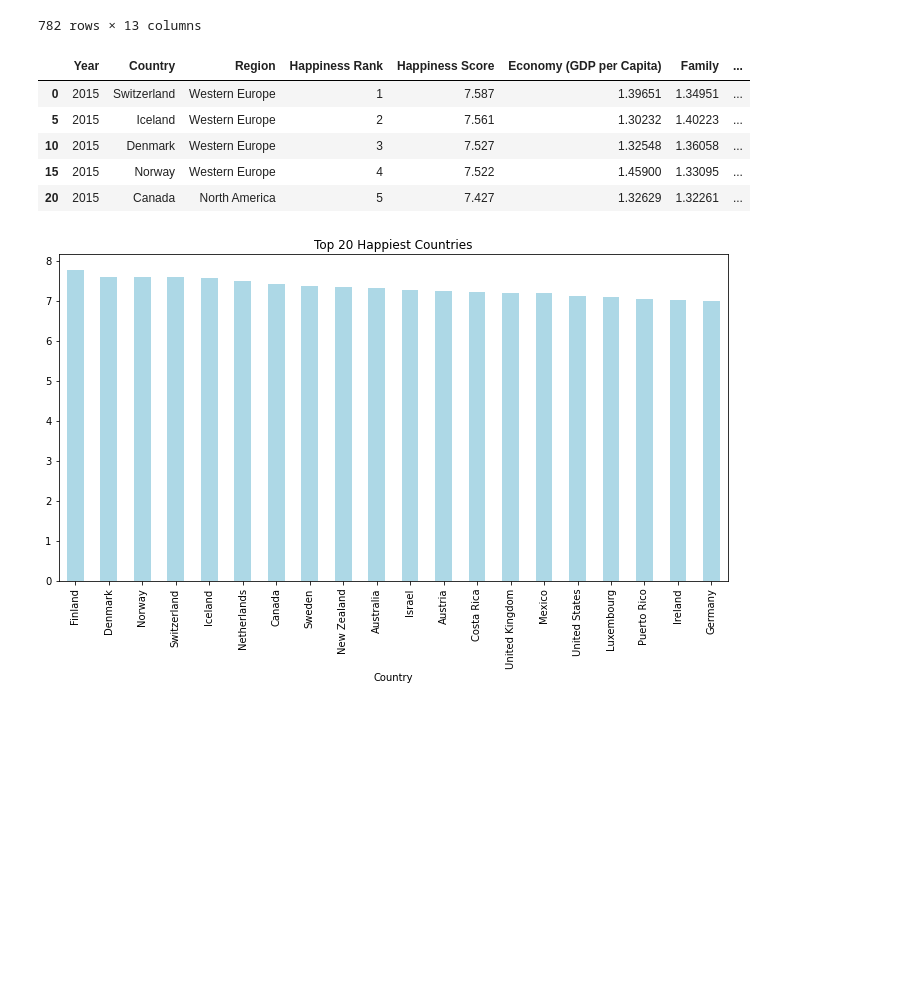
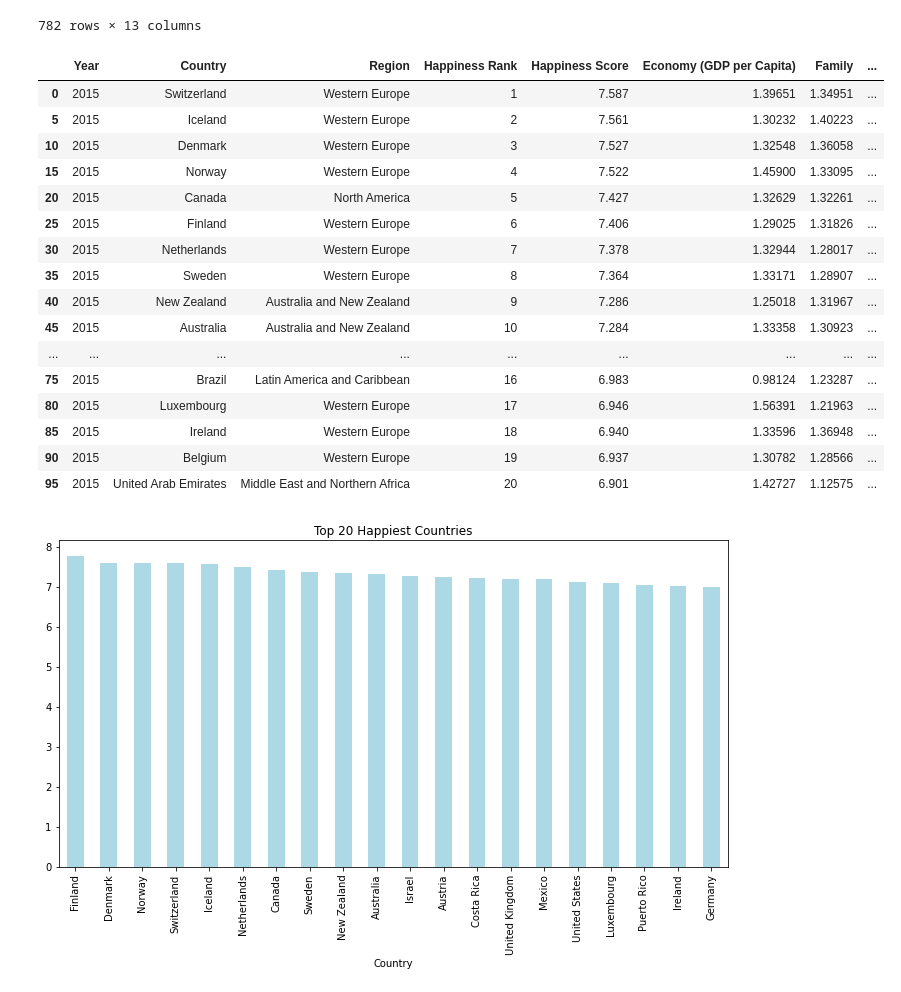
Before and after one commit to trevor48j/Tesla_Emissions, a Jupyter notebook: world_happiness_report_more_visualizations.ipynb, the cells around one changed output. Drawn from its saved outputs; the diff is of its cells as text; code cells hidden in the pictures; blank space fills up the shorter version.

```diff
--- a/world_happiness_report_more_visualizations.ipynb
+++ b/world_happiness_report_more_visualizations.ipynb
@@ -33,17 +33,28 @@ happy_reports_df
 # %%
 # Sort based upon multiple columns
 year_happiness_rank_df = happy_reports_df.sort_values(
     by=["Year", "Happiness Rank"],
     ascending=True
 )
-year_happiness_rank_df.head()
+year_happiness_rank_df.head(20)
 # %% [output]
 |  | Year | Country | Region | Happiness Rank | Happiness Score | Economy (GDP per Capita) | Family | ... |
 | 0 | 2015 | Switzerland | Western Europe | 1 | 7.587 | 1.39651 | 1.34951 | ... |
 | 5 | 2015 | Iceland | Western Europe | 2 | 7.561 | 1.30232 | 1.40223 | ... |
 | 10 | 2015 | Denmark | Western Europe | 3 | 7.527 | 1.32548 | 1.36058 | ... |
 | 15 | 2015 | Norway | Western Europe | 4 | 7.522 | 1.45900 | 1.33095 | ... |
 | 20 | 2015 | Canada | North America | 5 | 7.427 | 1.32629 | 1.32261 | ... |
+| 25 | 2015 | Finland | Western Europe | 6 | 7.406 | 1.29025 | 1.31826 | ... |
+| 30 | 2015 | Netherlands | Western Europe | 7 | 7.378 | 1.32944 | 1.28017 | ... |
+| 35 | 2015 | Sweden | Western Europe | 8 | 7.364 | 1.33171 | 1.28907 | ... |
+| 40 | 2015 | New Zealand | Australia and New Zealand | 9 | 7.286 | 1.25018 | 1.31967 | ... |
+| 45 | 2015 | Australia | Australia and New Zealand | 10 | 7.284 | 1.33358 | 1.30923 | ... |
+| ... | ... | ... | ... | ... | ... | ... | ... | ... |
+| 75 | 2015 | Brazil | Latin America and Caribbean | 16 | 6.983 | 0.98124 | 1.23287 | ... |
+| 80 | 2015 | Luxembourg | Western Europe | 17 | 6.946 | 1.56391 | 1.21963 | ... |
+| 85 | 2015 | Ireland | Western Europe | 18 | 6.940 | 1.33596 | 1.36948 | ... |
+| 90 | 2015 | Belgium | Western Europe | 19 | 6.937 | 1.30782 | 1.28566 | ... |
+| 95 | 2015 | United Arab Emirates | Middle East and Northern Africa | 20 | 6.901 | 1.42727 | 1.12575 | ... |
 # %%
 happy_reports_df.groupby('Country')['Happiness Score'].max().sort_values(ascending=False).head(20).plot(kind='bar', figsize=(12,6),color='lightblue')
 plt.title('Top 20 Happiest Countries')
```
Also changed, not shown: parts of 2 cells of this notebook, 1 other file.
